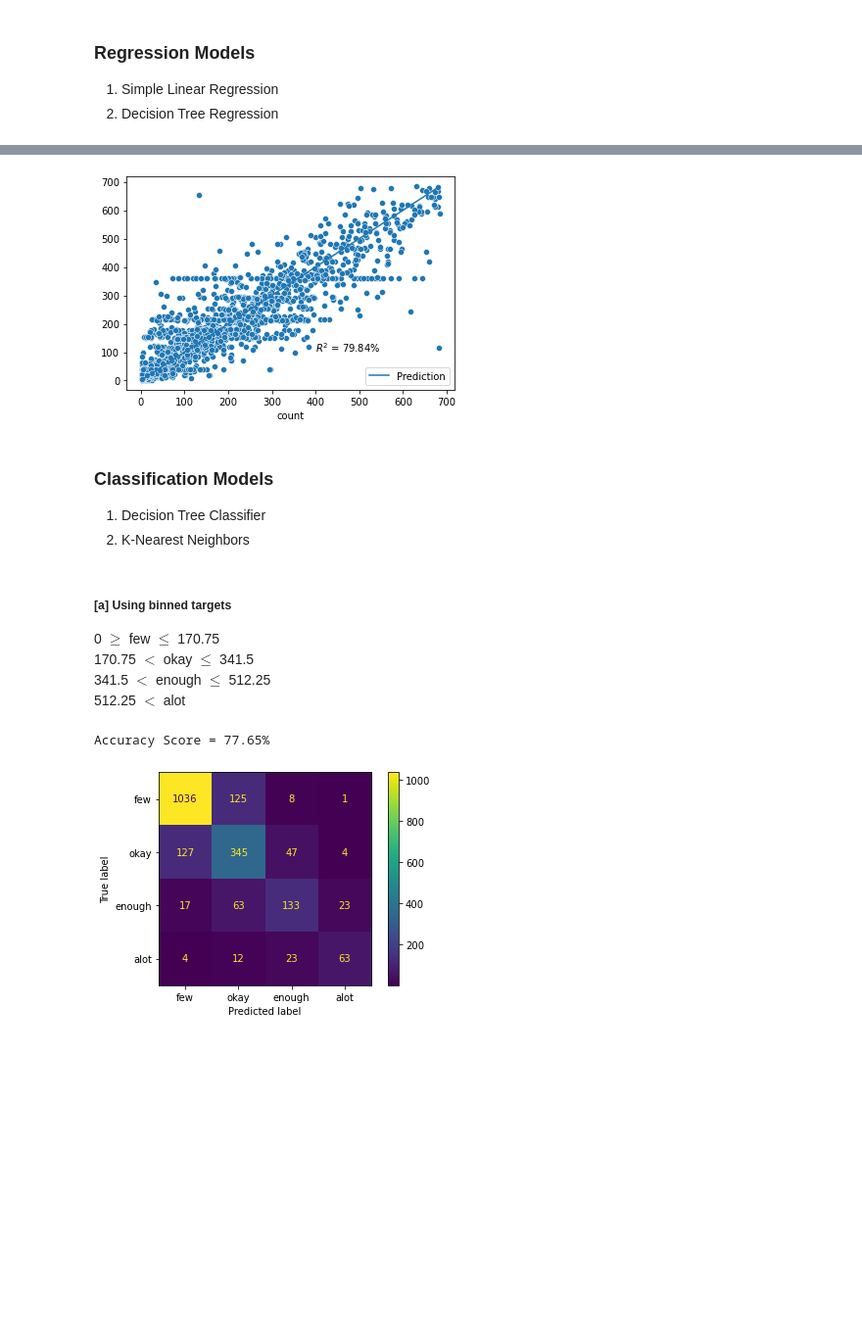
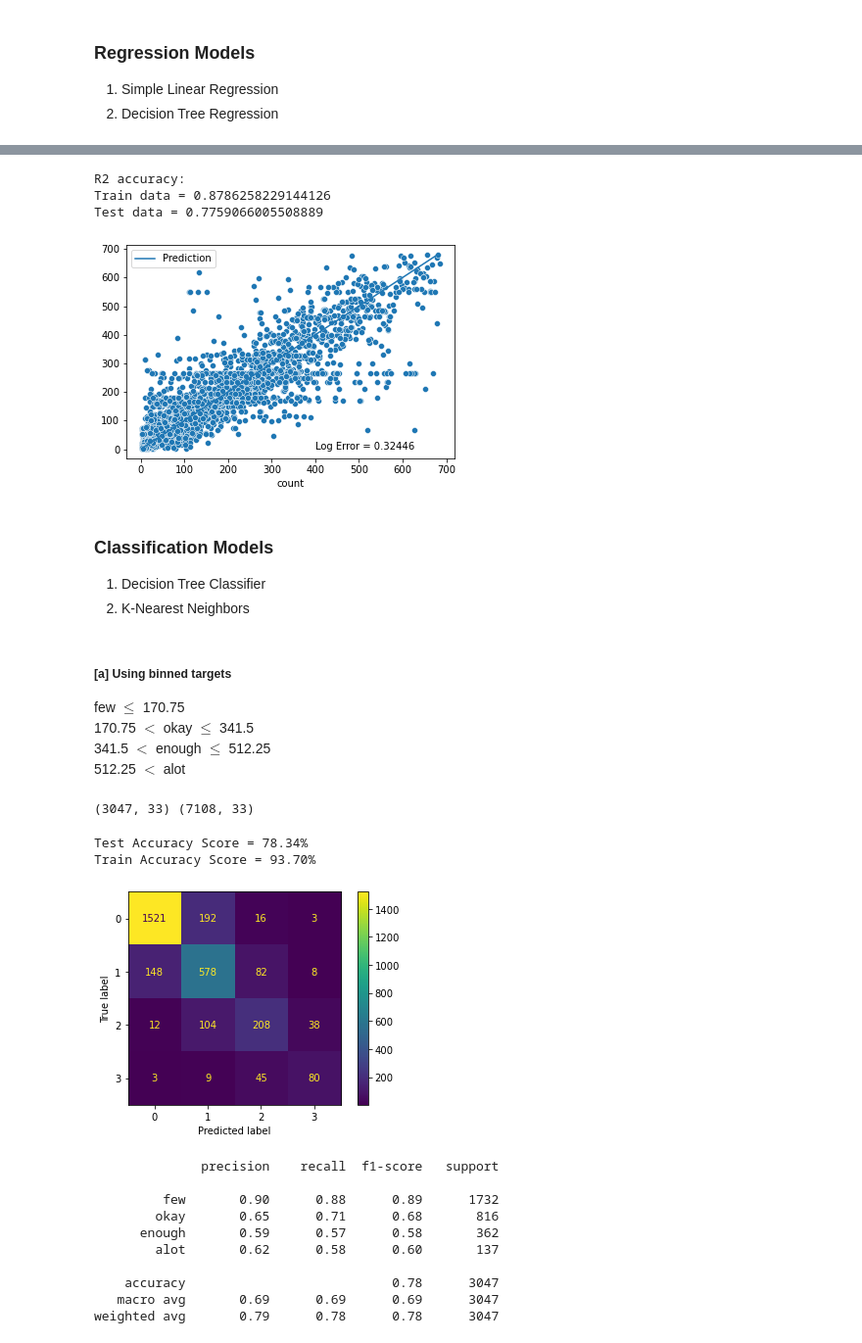
Before and after one commit to annan92419/GaState, a Jupyter notebook: grad_projects/CSC6780 - Data Science/project_main.ipynb, the cells around one changed output, grey strips where cells are left out. Shown at 98% size. Saved outputs shown, nothing was run; the diff lists cells and outputs as text; code cells hidden in the pictures; blank space fills up the shorter version.

```diff
--- a/grad_projects/CSC6780 - Data Science/project_main.ipynb
+++ b/grad_projects/CSC6780 - Data Science/project_main.ipynb
@@ -663,42 +674,71 @@ plt.show()
 # %%
 # Decision Tree Regression
 
-treereg = DecisionTreeRegressor(criterion='squared_error' , max_depth=20, random_state=29)
-treereg.fit(Xtrain1, ytrain1)
-ypred_dtr = treereg.predict(Xtest1)
-r2t = treereg.score(Xtest1, ytest1)
+treereg = DecisionTreeRegressor(criterion='absolute_error', max_depth=20, random_state=2)
+treereg.fit(Xtrain, ytrain)
+ypred_dtr = treereg.predict(Xtest)
+r2train = treereg.score(Xtrain, ytrain)
+r2test = treereg.score(Xtest, ytest)
+err = mean_squared_log_error(ytest, ypred_dtr)
+print(f'R2 accuracy: \nTrain data = {r2train} \nTest data = {r2test}')
 
-sns.scatterplot(x=ytest1, y=ypred_dtr)
+sns.scatterplot(x=ytest, y=ypred_dtr)
 sns.lineplot(x=ypred_dtr, y=ypred_dtr, label='Prediction')
-plt.text(400, 100, f'$R^2$ = {r2t*100:.2f}%')
+plt.text(400, 0, f'Log Error = {err:.5f}')
 plt.legend()
 plt.show()
 # %% [output]
+R2 accuracy:
+Train data = 0.8786258229144126
+Test data = 0.7759066005508889
-[figure, old version]
+[figure, new version]
 # %% [markdown]
 ### Classification Models
 1. Decision Tree Classifier
 2. K-Nearest Neighbors
 # %% [markdown]
 ##### [a] Using binned targets
-
-0 $ \geq $ few $ \leq $ 170.75 <br>
+few $ \leq $ 170.75 <br>
 170.75 $ < $ okay $ \leq $ 341.5 <br>
 341.5 $ < $ enough $ \leq $ 512.25 <br>
 512.25 $ < $ alot
+# %%
+# splitting datasets
+
+X = eda_bin.drop(columns='count')
+y = eda_bin['count']
+Xtrain, Xtest, ytrain, ytest = train_test_split(X, y, train_size=.7, random_state=2)
+print(Xtest.shape, Xtrain.shape)
+# %% [output]
+(3047, 33) (7108, 33)
 # %%
 # Decision Tree Classification
 
-treeclf = DecisionTreeClassifier(criterion='gini', max_depth=20, random_state=29)
-treeclf.fit(Xtrain2, ytrain2)
-ypred_dt = treeclf.predict(Xtest2)
-print('Accuracy Score = {:.2f}%'.format(accuracy_score(ytest2,ypred_dt) * 100) )
+treeclf = DecisionTreeClassifier(criterion='gini', max_depth=20, random_state=2)
+treeclf.fit(Xtrain, ytrain)
+ypred_dt = treeclf.predict(Xtest)
+print('Test Accuracy Score = {:.2f}%'.format(accuracy_score(ytest,ypred_dt) * 100) )
+print('Train Accuracy Score = {:.2f}%'.format(accuracy_score(ytrain, treeclf.predict(Xtrain) ) * 100) )
 
 # confusion matrix
-conf_metrix = confusion_matrix(ytest2, ypred_dt)
-conf_metrix_display = ConfusionMatrixDisplay(confusion_matrix=conf_metrix, display_labels=['few', 'okay', 'enough', 'alot'])
+conf_metrix = confusion_matrix(ytest, ypred_dt)
+conf_metrix_display = ConfusionMatrixDisplay(confusion_matrix=conf_metrix)#, display_labels=['few', 'okay', 'enough', 'alot'])
 conf_metrix_display.plot()
 plt.show()
+
+# evaluation
+print(classification_report(ytest, ypred_dt, target_names=group))
 # %% [output]
-Accuracy Score = 77.65%
+Test Accuracy Score = 78.34%
+Train Accuracy Score = 93.70%
-[figure, old version]
+[figure, new version]
+              precision    recall  f1-score   support
+
+         few       0.90      0.88      0.89      1732
+        okay       0.65      0.71      0.68       816
+      enough       0.59      0.57      0.58       362
+        alot       0.62      0.58      0.60       137
+
+    accuracy                           0.78      3047
+   macro avg       0.69      0.69      0.69      3047
+weighted avg       0.79      0.78      0.78      3047
```
Also changed, not shown: parts of 14 cells of this notebook, 2 other files.
